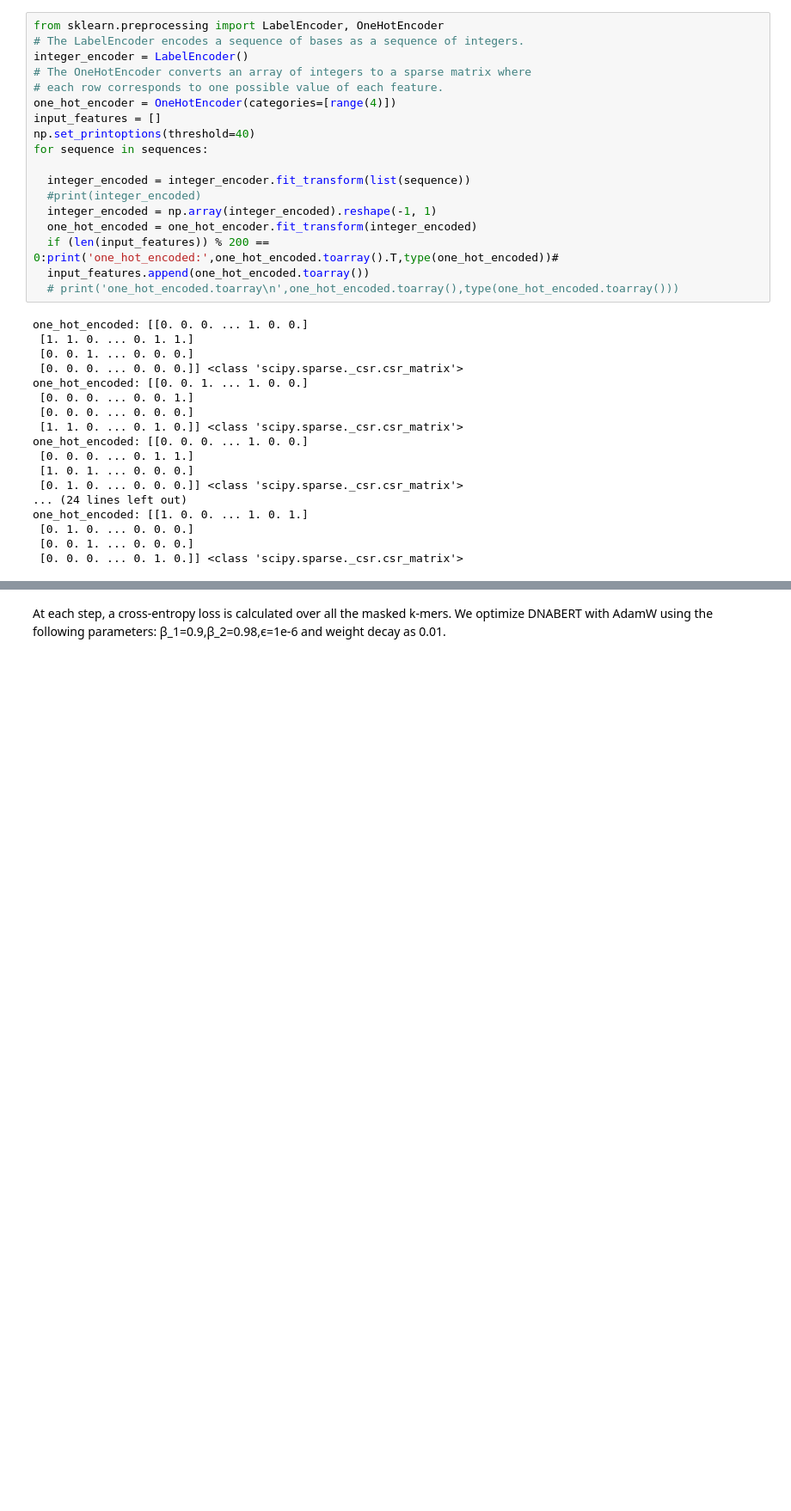
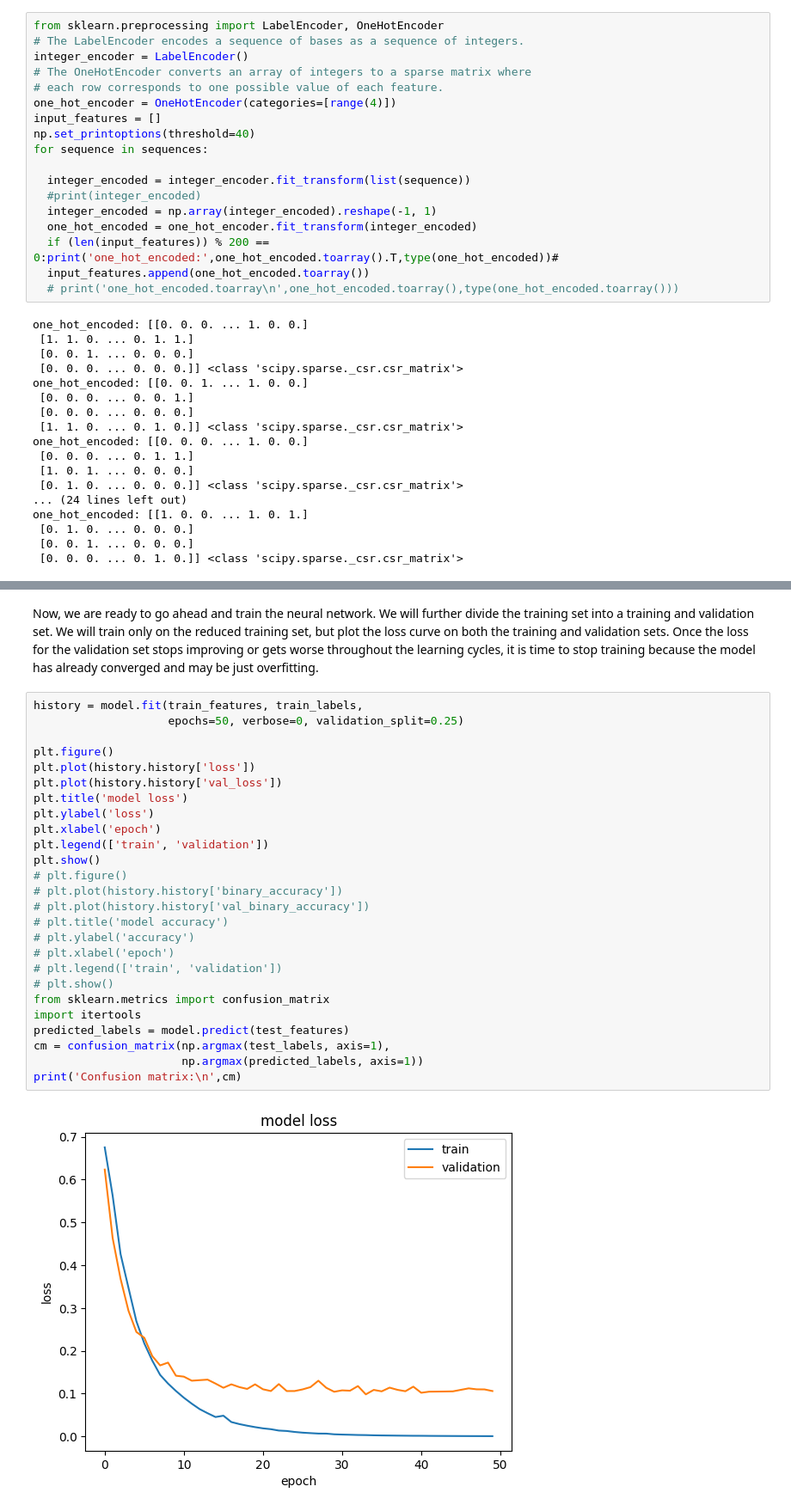
Before and after one commit to ruiliuacd/MathPracticeNote, a Jupyter notebook: deeplearningnetworkidentifyelements.ipynb, the cells around one changed output, grey strips where cells are left out. Shown at 86% size. Cells and saved outputs as stored; diff of their text form; blank space fills up the shorter version.

```diff
--- a/deeplearningnetworkidentifyelements.ipynb
+++ b/deeplearningnetworkidentifyelements.ipynb
@@ -155,4 +156,32 @@ Model: "sequential"
  Trainable params: 6,226 (24.32 KB)
  Non-trainable params: 0 (0.00 B)
 # %% [markdown]
-At each step, a cross-entropy loss is calculated over all the masked k-mers. We optimize DNABERT with AdamW using the following parameters: β_1=0.9,β_2=0.98,ϵ=1e-6  and weight decay as 0.01.
+Now, we are ready to go ahead and train the neural network. We will further divide the training set into a training and validation set. We will train only on the reduced training set, but plot the loss curve on both the training and validation sets. Once the loss for the validation set stops improving or gets worse throughout the learning cycles, it is time to stop training because the model has already converged and may be just overfitting.
+# %%
+history = model.fit(train_features, train_labels,
+                    epochs=50, verbose=0, validation_split=0.25)
+
+plt.figure()
+plt.plot(history.history['loss'])
+plt.plot(history.history['val_loss'])
+plt.title('model loss')
+plt.ylabel('loss')
+plt.xlabel('epoch')
+plt.legend(['train', 'validation'])
+plt.show()
+# plt.figure()
+# plt.plot(history.history['binary_accuracy'])
+# plt.plot(history.history['val_binary_accuracy'])
+# plt.title('model accuracy')
+# plt.ylabel('accuracy')
+# plt.xlabel('epoch')
+# plt.legend(['train', 'validation'])
+# plt.show()
+from sklearn.metrics import confusion_matrix
+import itertools
+predicted_labels = model.predict(test_features)
+cm = confusion_matrix(np.argmax(test_labels, axis=1),
+                      np.argmax(predicted_labels, axis=1))
+print('Confusion matrix:\n',cm)
+# %% [output]
+[figure, added]
```
Also changed, not shown: parts of 4 cells of this notebook, 4 other files.
